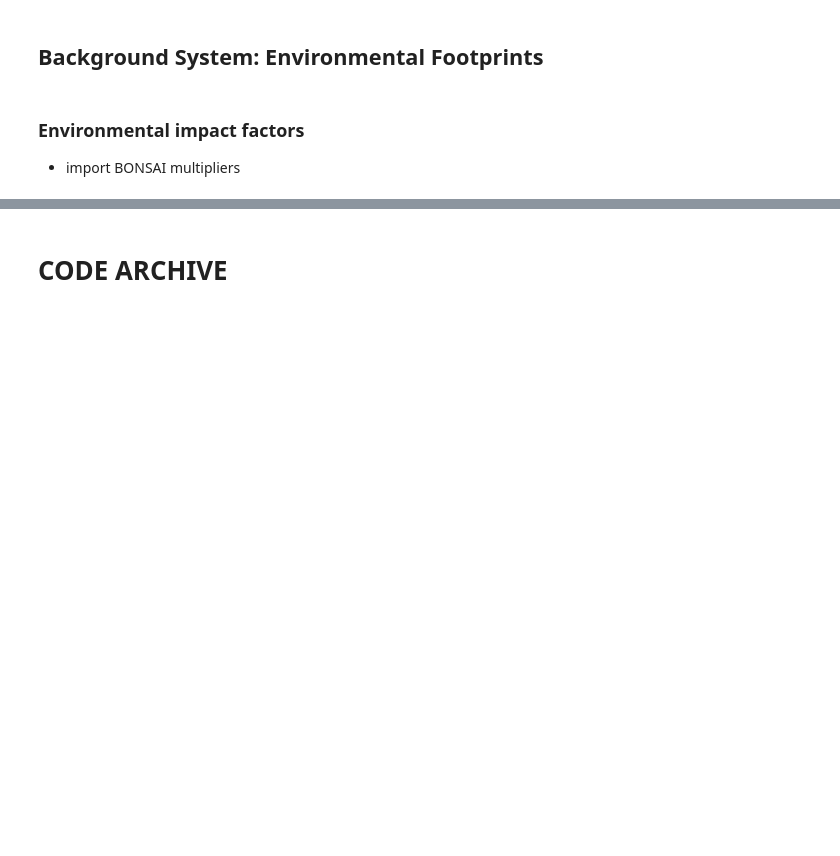
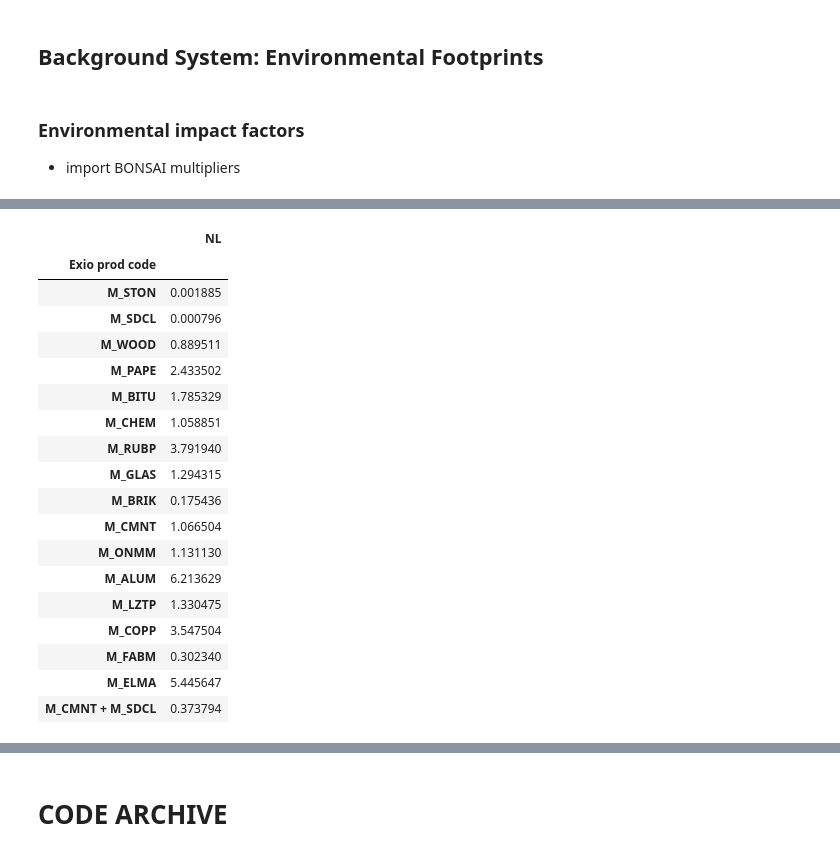
Before and after one commit to MiraVos/housing-footprints, a Jupyter notebook: footprints_main.ipynb, the cells around one changed output, grey strips where cells are left out. Saved outputs shown, nothing was run; the diff lists cells and outputs as text; code cells hidden in the pictures; blank space fills up the shorter version.

Commit message:
added ghg for building material

```diff
--- a/footprints_main.ipynb
+++ b/footprints_main.ipynb
@@ -166,6 +166,7 @@ if material_buildings_source == "Oorschot-MPG": #kg/m2
     ).drop("2018-2050", axis=0, level=1)
     mi_buildings.index.names = ["Building type", "Cohort"]
     mi_buildings.columns.names = ["BONSAI", "Material"]
+    mi_buildings.fillna(0, inplace=True)
 elif material_buildings_source == "Oorschot": #kg/m2
     mi_buildings = pd.read_excel(
         "data_input/MI_Buildings_Oorschot2023.xlsx",
@@ -346,0 +322,11 @@ mult_bonsai = pd.concat([mult_bonsai, (mult_bonsai.xs('Basic metals', axis=0, le
+# %%
+mult_bonsai = pd.read_csv('data_input/240605_BONSAI_ghg_for_all_iluc.csv', index_col=[0,1,2,3], header=[0], skipfooter=9) # per tonne
+
+prod_codes = material_buildings.columns.levels[0].to_list()
+prod_codes.append('M_CMNT')
+mult_bonsai = mult_bonsai[mult_bonsai.index.get_level_values(0).isin(prod_codes)]
+mult_bonsai = mult_bonsai.droplevel([1,2,3])
+mult_bonsai = mult_bonsai[['NL']] #select only NL market
+
+concrete_cement_pc = 0.35 #based on M20 and M25 concrete grade
+mult_bonsai.loc['M_CMNT + M_SDCL'] = mult_bonsai.loc[['M_CMNT']].squeeze()*concrete_cement_pc + mult_bonsai.loc[['M_SDCL']].squeeze()*(1-concrete_cement_pc)
@@ -346,0 +335,22 @@ mult_bonsai = pd.concat([mult_bonsai, (mult_bonsai.xs('Basic metals', axis=0, le
+# %%
+mult_bonsai
+# %% [output]
+|  | NL |
+| Exio prod code |  |
+| M_STON | 0.001885 |
+| M_SDCL | 0.000796 |
+| M_WOOD | 0.889511 |
+| M_PAPE | 2.433502 |
+| M_BITU | 1.785329 |
+| M_CHEM | 1.058851 |
+| M_RUBP | 3.791940 |
+| M_GLAS | 1.294315 |
+| M_BRIK | 0.175436 |
+| M_CMNT | 1.066504 |
+| M_ONMM | 1.131130 |
+| M_ALUM | 6.213629 |
+| M_LZTP | 1.330475 |
+| M_COPP | 3.547504 |
+| M_FABM | 0.302340 |
+| M_ELMA | 5.445647 |
+| M_CMNT + M_SDCL | 0.373794 |
```
Also changed, not shown: parts of 5 cells of this notebook, 4 other files.
